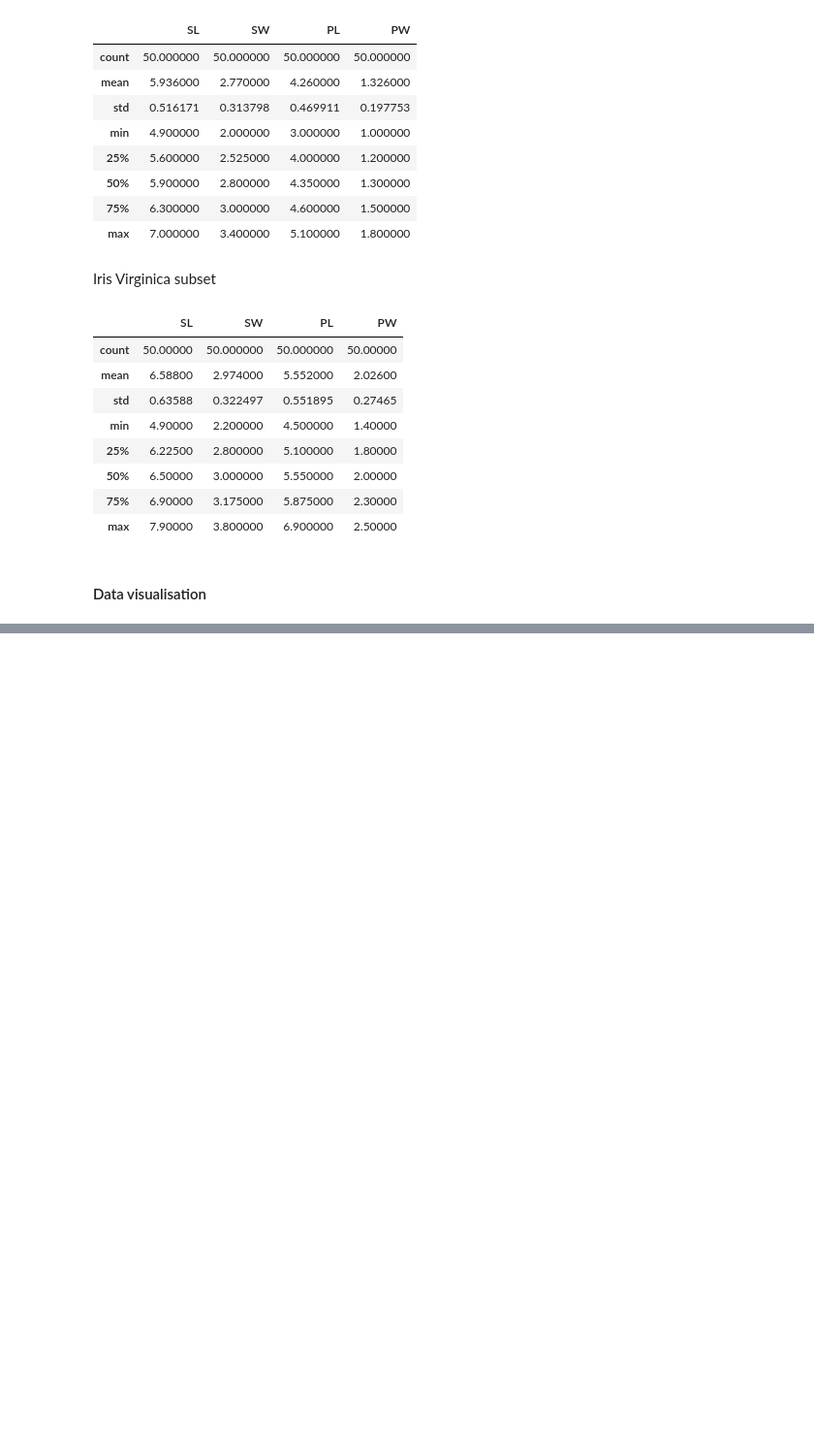
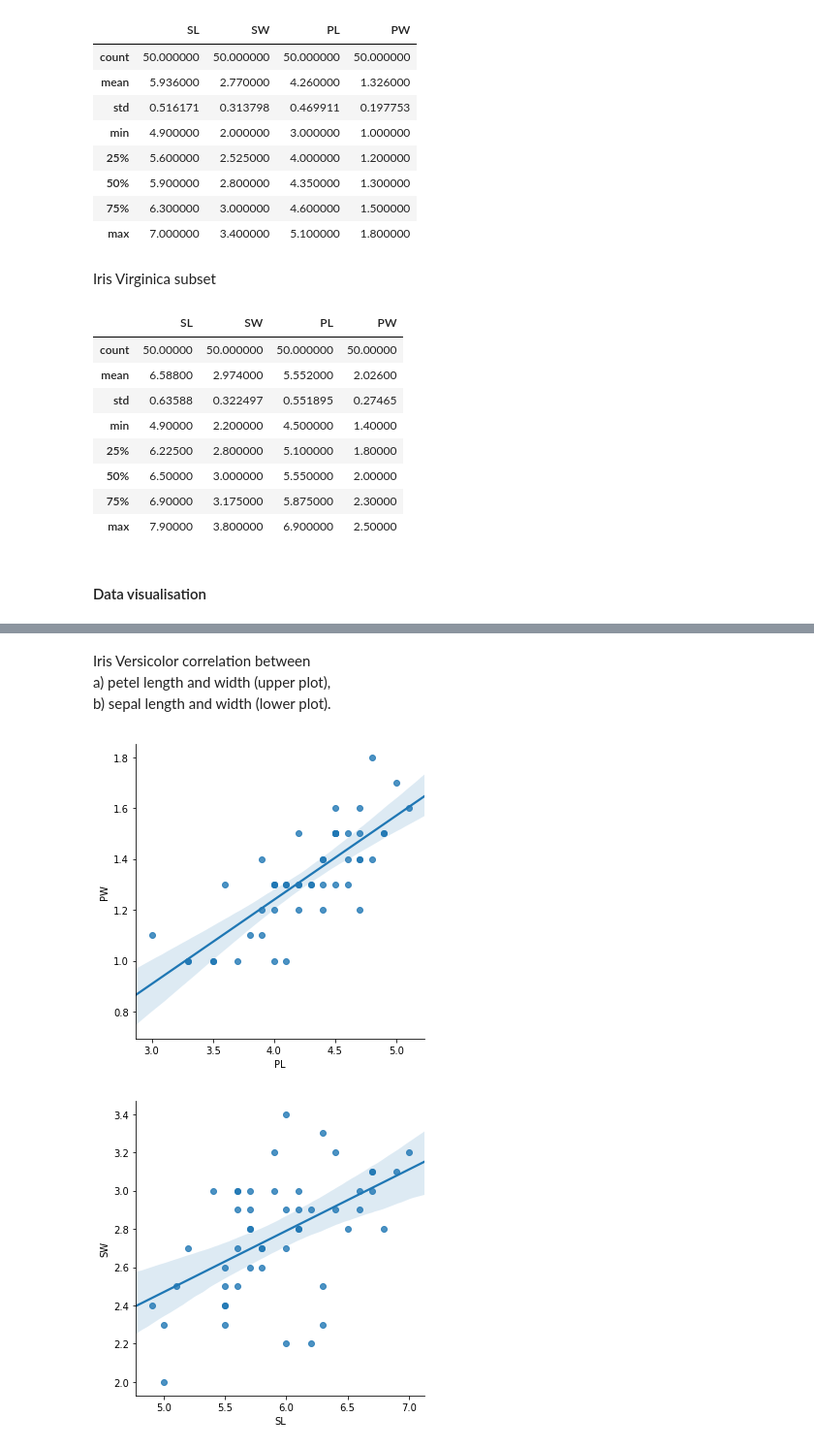
Before and after one commit to andkoc001/PandS-Project2019, a Jupyter notebook: PandS_Project_2019.ipynb, the cells around one changed output, grey strips where cells are left out. Shown: that part at 97% size. Cells and saved outputs as stored; diff of their text form; code cells hidden in the pictures; blank space fills up the shorter version.

```diff
--- a/PandS_Project_2019.ipynb
+++ b/PandS_Project_2019.ipynb
@@ -237,0 +259,12 @@ pl.show()
+# %% [markdown]
+Iris Versicolor correlation between
+a) petel length and width (upper plot),
+b) sepal length and width (lower plot).
+# %%
+sns.lmplot(x="PL", y="PW", data=versi)
+pl.show()
+sns.lmplot(x="SL", y="SW", data=versi)
+pl.show()
+# %% [output]
+[figure, added]
+[figure, added]
```
Also changed, not shown: parts of 6 cells of this notebook.
